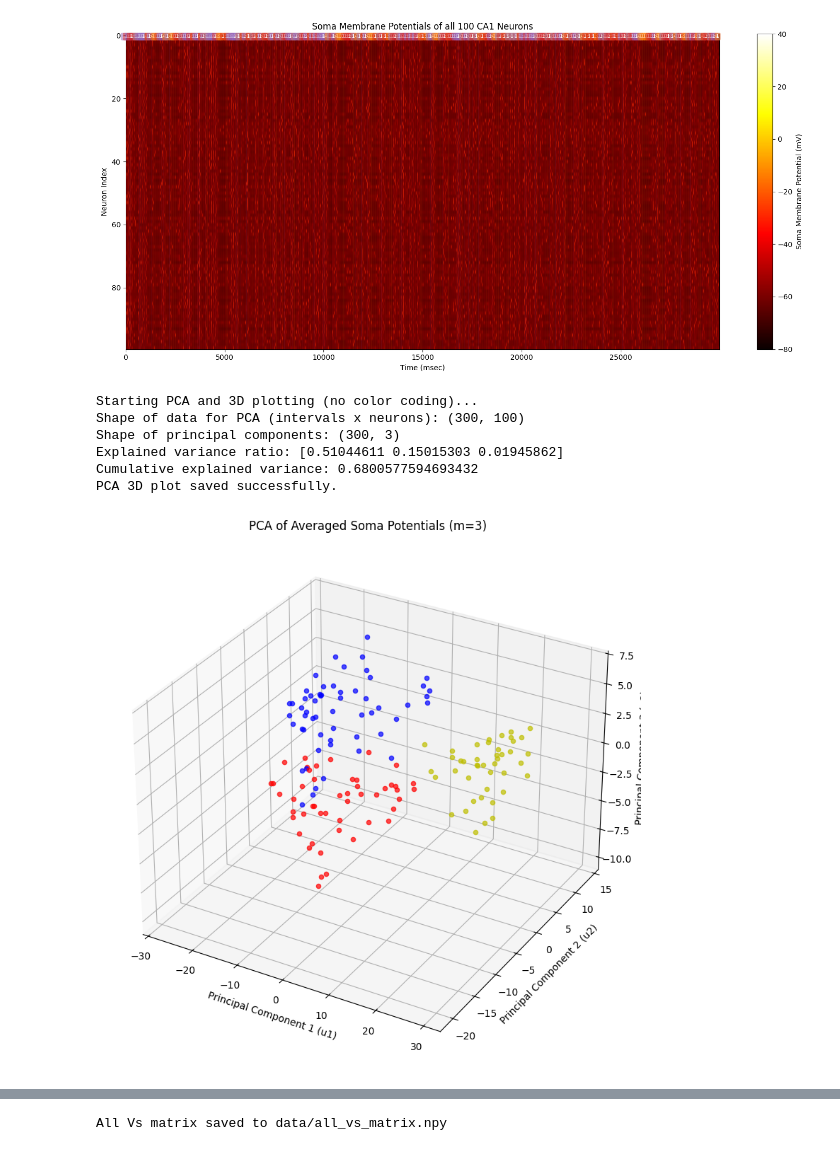
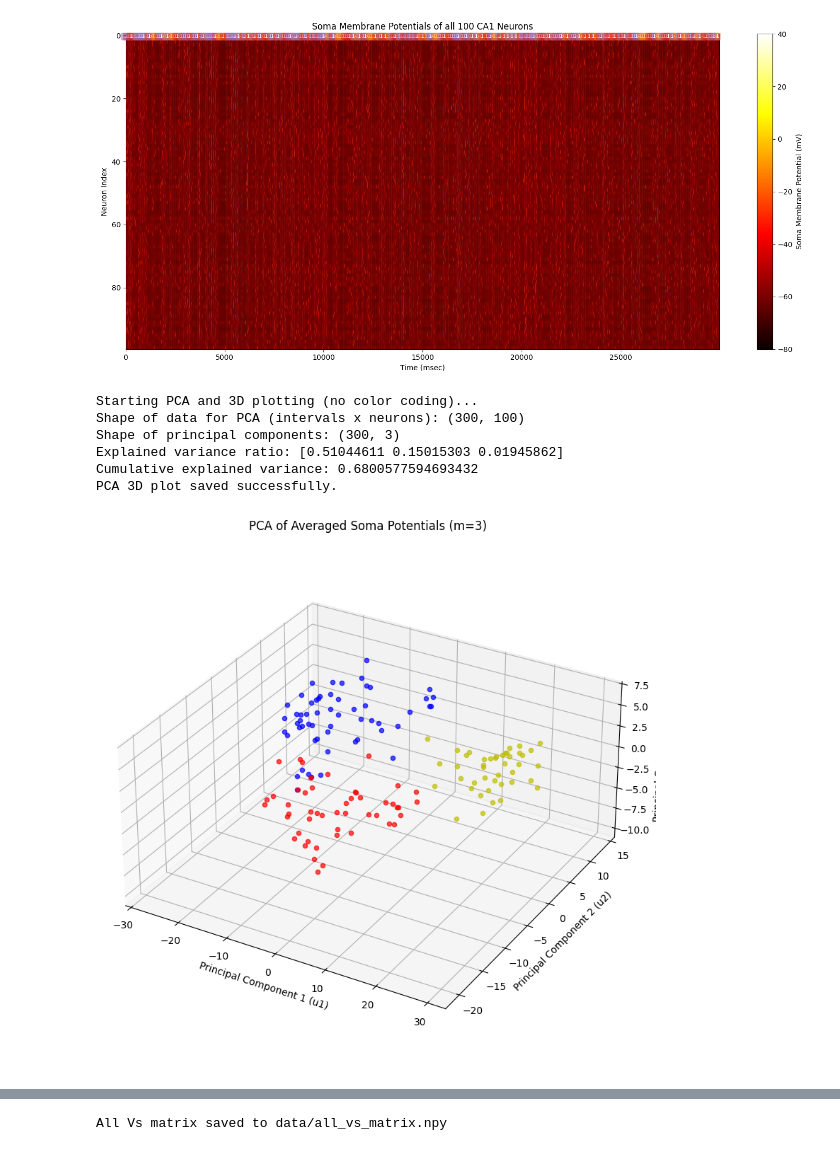
Before and after one commit to DeepWater3104/Yamaguti_etal_2011, a Jupyter notebook: notebooks/example.ipynb, the cells around one changed output, grey strips where cells are left out. Saved outputs shown, nothing was run; the diff lists cells and outputs as text; code cells hidden in the pictures.

```diff
--- a/notebooks/example.ipynb
+++ b/notebooks/example.ipynb
@@ -104,35 +104,35 @@ for i in range(sequence_length):
                        principal_components[i, 2],
                        color="r",
                        s=20, alpha=0.7)
         elif ca3_input_sequence[i] == selected_numbers[1]:
             ax_pca.scatter(principal_components[i, 0],
                        principal_components[i, 1],
                        principal_components[i, 2],
                        color="b",
                        s=20, alpha=0.7)
         elif ca3_input_sequence[i] == selected_numbers[2]:
             ax_pca.scatter(principal_components[i, 0],
                        principal_components[i, 1],
                        principal_components[i, 2],
                        color="y",
                        s=20, alpha=0.7)
-
+ax_pca.set_box_aspect((1, 1, 0.5))
 ax_pca.set_xlabel('Principal Component 1 (u1)')
 ax_pca.set_ylabel('Principal Component 2 (u2)')
 ax_pca.set_zlabel('Principal Component 3 (u3)')
 ax_pca.set_title(f'PCA of Averaged Soma Potentials (m={ca1_network.num_ca3_patterns_input})')
 ax_pca.grid(True)
 plt.tight_layout()
 plt.savefig("ca1_network_pca_3d_plot.png")
 print("PCA 3D plot saved successfully.")
 # %% [output]
 Starting PCA and 3D plotting (no color coding)...
 Shape of data for PCA (intervals x neurons): (300, 100)
 Shape of principal components: (300, 3)
 Explained variance ratio: [0.51044611 0.15015303 0.01945862]
 Cumulative explained variance: 0.6800577594693432
 PCA 3D plot saved successfully.
-[figure, old version]
+[figure, new version]
 # %%
 from sklearn.decomposition import PCA
 
```
Also changed, not shown: parts of 4 cells of this notebook.
